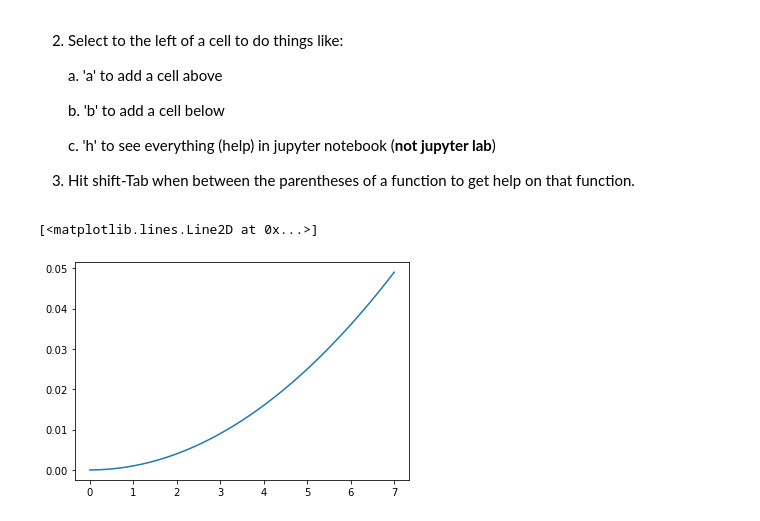
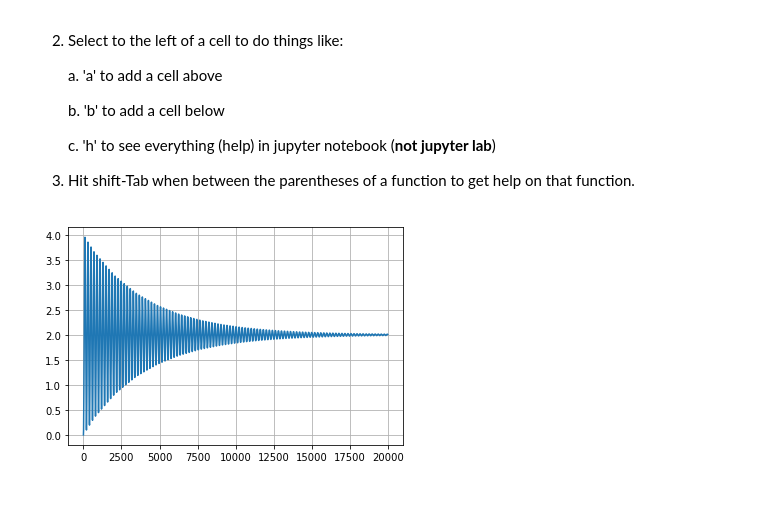
Before and after one commit to josephcslater/Tennessee_Tech_ECE_3210_public, a Jupyter notebook: 2.9 The Simulation of Systems.ipynb, the cells around one changed output. Cells and saved outputs as stored; diff of their text form; code cells hidden in the pictures.

```diff
--- a/2.9 The Simulation of Systems.ipynb
+++ b/2.9 The Simulation of Systems.ipynb
@@ -187,8 +194,8 @@ $$\frac{s + 2}{500 s^3 + 1000 s^2 + s + 1}$$
 
 3. Hit shift-Tab when between the parentheses of a function to get help on that function.
 # %%
-t,u=ctrl.step_response(sys1)
-plt.plot(t,u)
+t,u = ctrl.step_response(ctrl.feedback(sys1, sys2, -1), np.linspace(0, 20000, 2000))
+plt.plot(t, u)
+plt.grid(True)
 # %% [output]
-[<matplotlib.lines.Line2D at 0x...>]
-[figure, old version]
+[figure, new version]
```
Also changed, not shown: parts of 1 cell of this notebook.
